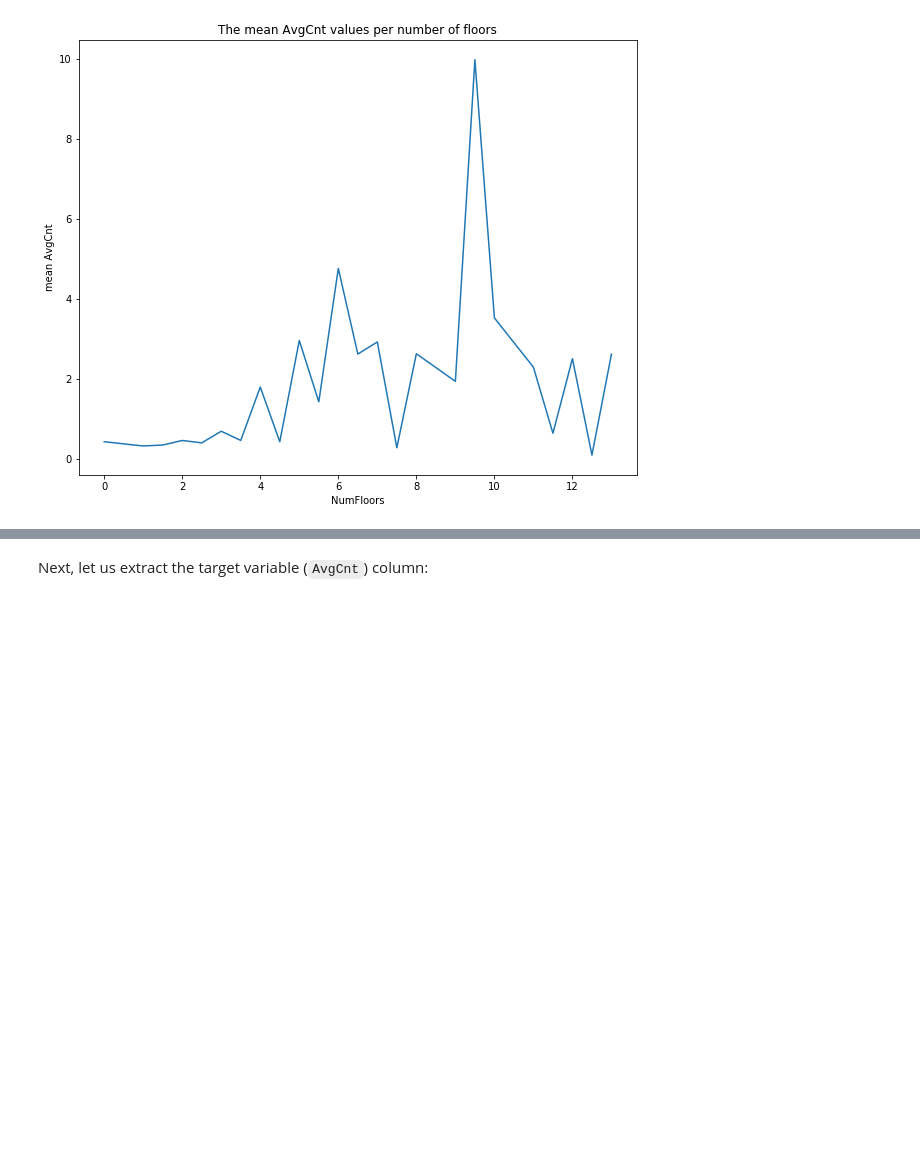
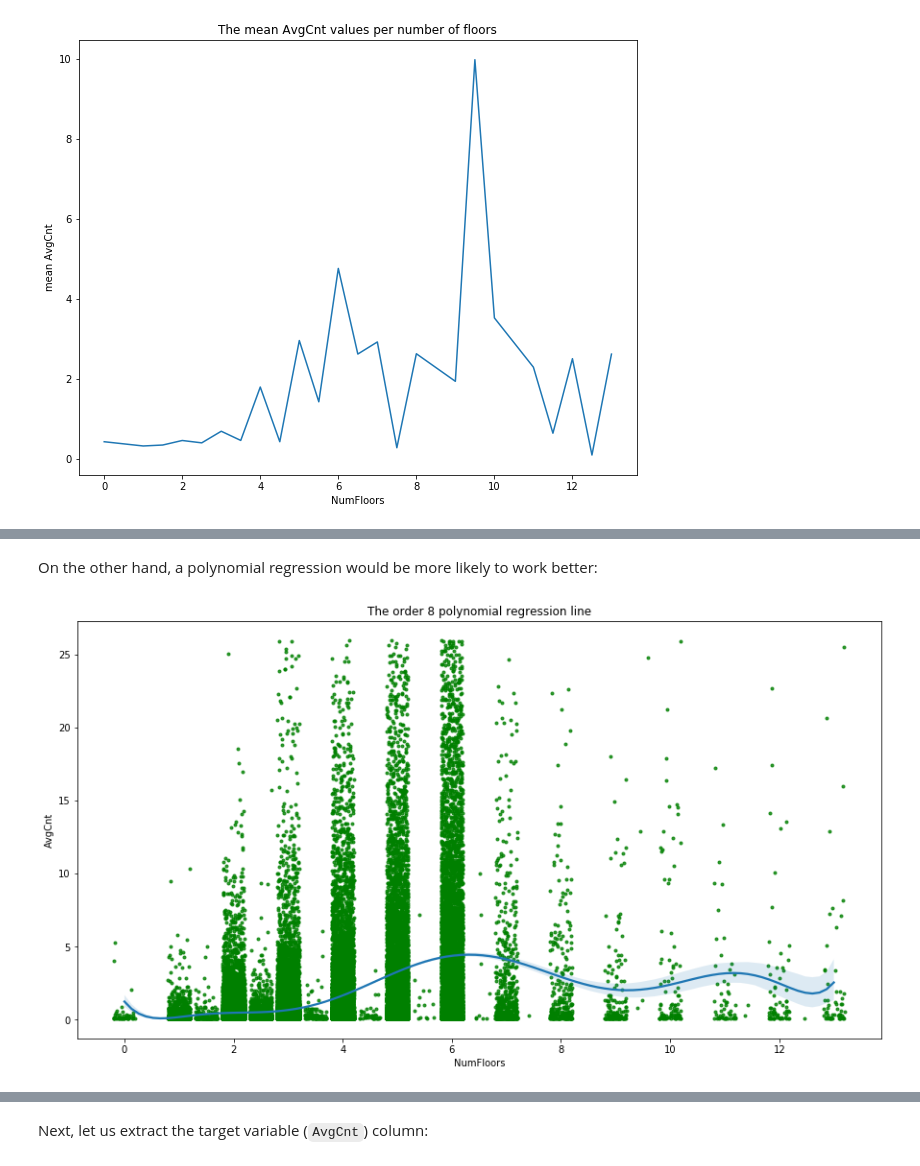
Before and after one commit to ivan-zapreev/data-science-python-projects, a Jupyter notebook: IBM_DS0720EN/capstone_04.ipynb, the cells around one changed output, grey strips where cells are left out. Saved outputs shown, nothing was run; the diff lists cells and outputs as text; code cells hidden in the pictures; blank space fills up the shorter version.

```diff
--- a/IBM_DS0720EN/capstone_04.ipynb
+++ b/IBM_DS0720EN/capstone_04.ipynb
@@ -688,0 +716,13 @@ plt.close()
+# %% [markdown]
+On the other hand, a polynomial regression would be more likely to work better:
+# %%
+# Plot the regression plot of the total data
+plt.figure(figsize=(15,8))
+sns.regplot(x = 'NumFloors', y = 'AvgCnt', data = dhp_pluto_df,
+            scatter_kws = {'color' : 'green'}, marker = ".",
+            x_jitter=.2, order = 8)
+plt.title('The order 8 polynomial regression line')
+plt.show()
+plt.close()
+# %% [output]
+[figure, added]
```
Also changed, not shown: parts of 40 cells of this notebook.
